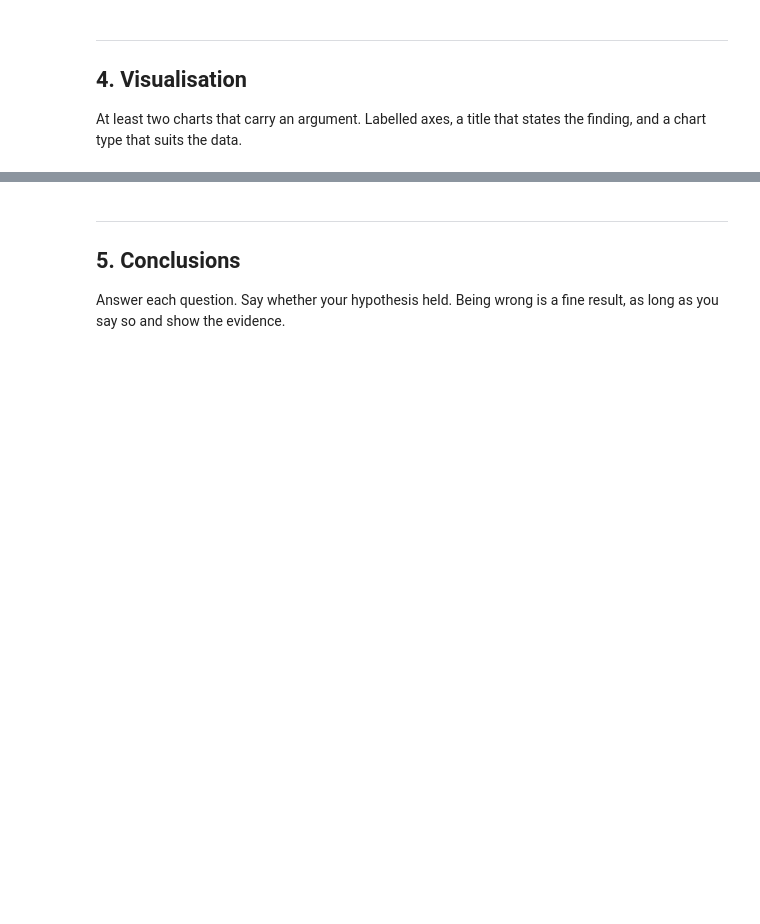
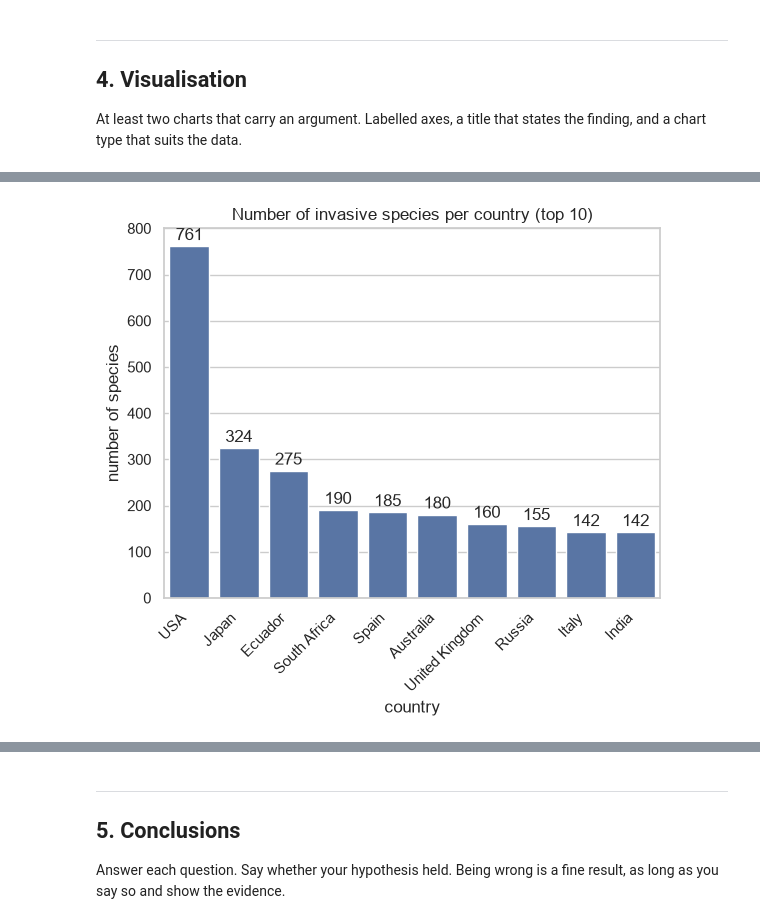
Before and after one commit to zoedoucet/project-1-eda-sql, a Jupyter notebook: notebooks/03_hypothesis_and_visualization.ipynb, the cells around one changed output, grey strips where cells are left out. Drawn from its saved outputs; the diff is of its cells as text; code cells hidden in the pictures; blank space fills up the shorter version.

```diff
--- a/notebooks/03_hypothesis_and_visualization.ipynb
+++ b/notebooks/03_hypothesis_and_visualization.ipynb
@@ -288,0 +325,14 @@ At least two charts that carry an argument. Labelled axes, a title that states t
+# %%
+top_10 = q2h2_1.head(10)
+plt_q2h2 = sns.barplot(top_10, x="country", y="species recorded")
+plt_q2h2.set_ylim(0,  800)
+plt_q2h2.set_title("Number of invasive species per country (top 10)")
+plt_q2h2.set_ylabel("number of species")
+plt.xticks(rotation=45, ha="right")
+
+for container in plt_q2h2.containers:
+    plt_q2h2.bar_label(container, fmt="%.0f", padding=2)
+
+plt.show()
+# %% [output]
+[figure, added]
```
Also changed, not shown: parts of 8 cells of this notebook.
